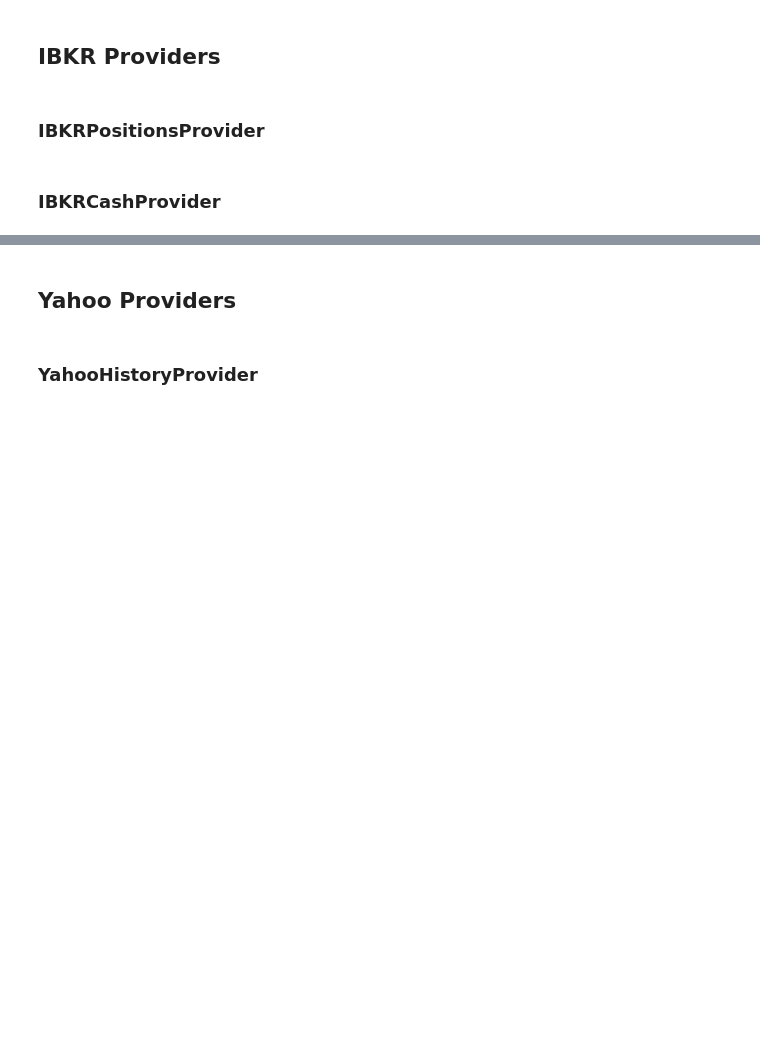
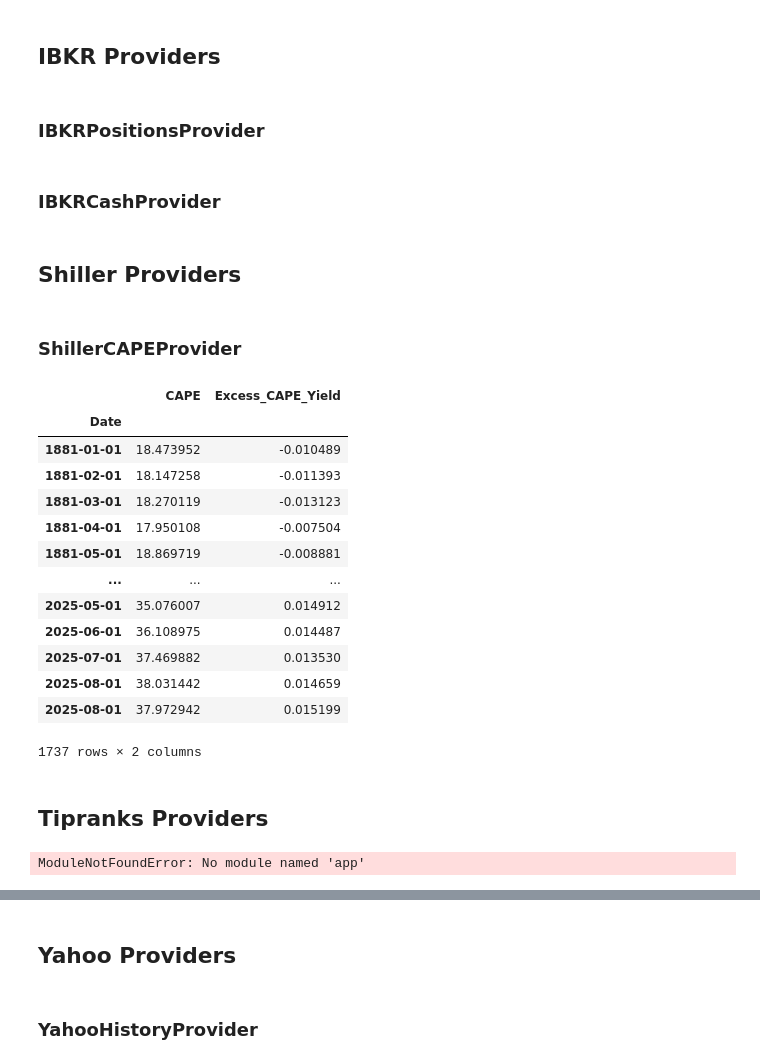
Before and after one commit to jlchereau/finapp, a Jupyter notebook: notebooks/providers.ipynb, the cells around one changed output, grey strips where cells are left out. Cells and saved outputs as stored; diff of their text form; code cells hidden in the pictures; blank space fills up the shorter version.

Commit message:
Add Schiller provider, removed CUSTOM ProviderType and update Notebooks

```diff
--- a/notebooks/providers.ipynb
+++ b/notebooks/providers.ipynb
@@ -136,3 +95,36 @@ from app.providers.ibkr import create_ibkr_cash_provider
 
 provider = create_ibkr_cash_provider()
 _ = provider.get_data_sync().data
+# %% [markdown]
+## Shiller Providers
+# %% [markdown]
+### ShillerCAPEProvider
+# %%
+from app.providers.shiller import create_shiller_cape_provider
+
+provider = create_shiller_cape_provider()
+provider.get_data_sync().data
+# %% [output]
+|  | CAPE | Excess_CAPE_Yield |
+| Date |  |  |
+| 1881-01-01 | 18.473952 | -0.010489 |
+| 1881-02-01 | 18.147258 | -0.011393 |
+| 1881-03-01 | 18.270119 | -0.013123 |
+| 1881-04-01 | 17.950108 | -0.007504 |
+| 1881-05-01 | 18.869719 | -0.008881 |
+| ... | ... | ... |
+| 2025-05-01 | 35.076007 | 0.014912 |
+| 2025-06-01 | 36.108975 | 0.014487 |
+| 2025-07-01 | 37.469882 | 0.013530 |
+| 2025-08-01 | 38.031442 | 0.014659 |
+| 2025-08-01 | 37.972942 | 0.015199 |
+1737 rows × 2 columns
+# %% [markdown]
+## Tipranks Providers
+# %%
+from app.providers.tipranks import create_tipranks_data_provider
+
+provider = create_tipranks_data_provider()
+pprint(provider.get_data_sync(ticker).data.model_dump())
+# %% [output]
+ModuleNotFoundError: No module named 'app'
```
Also changed, not shown: parts of 7 cells of this notebook, 7 other files.
